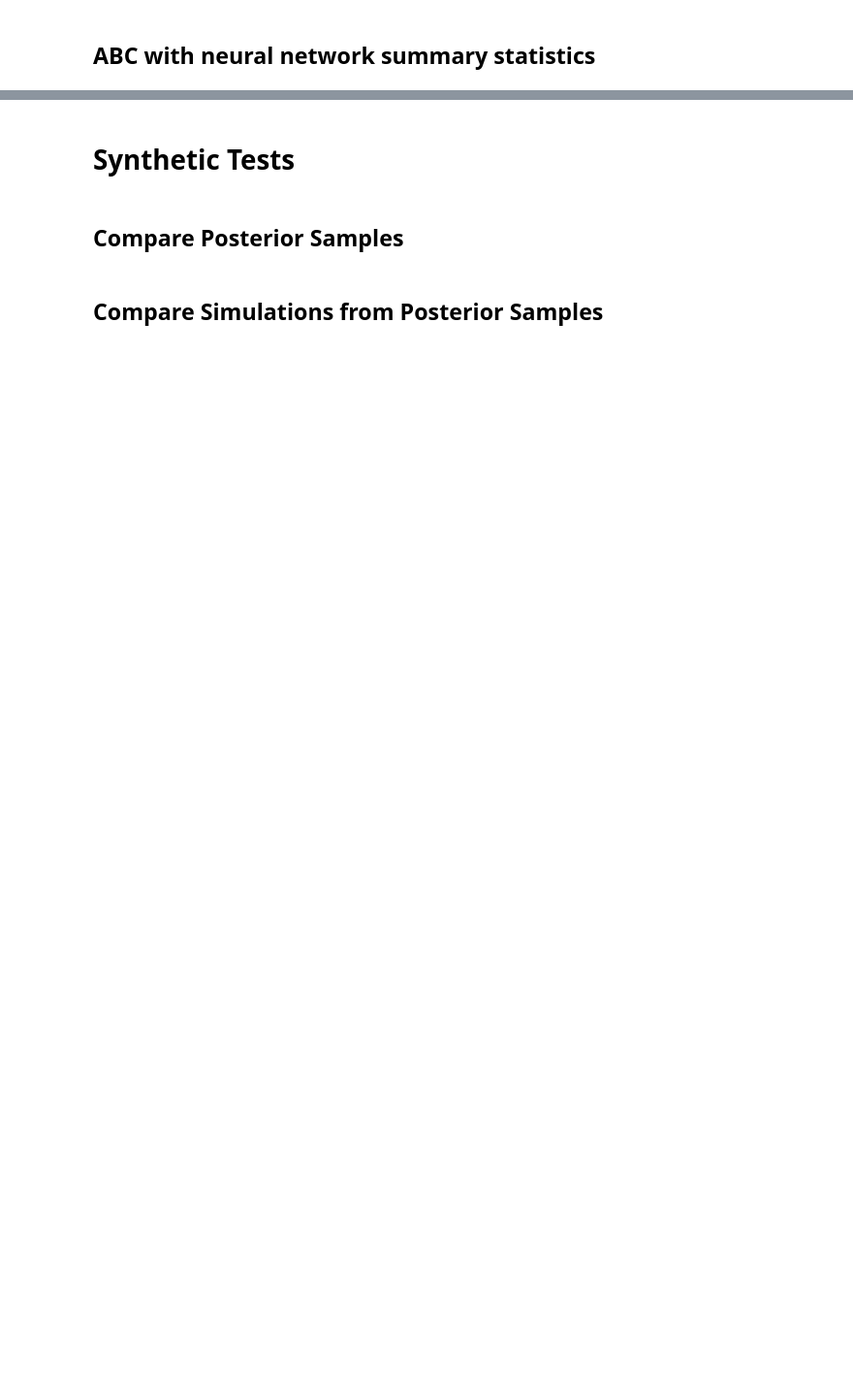
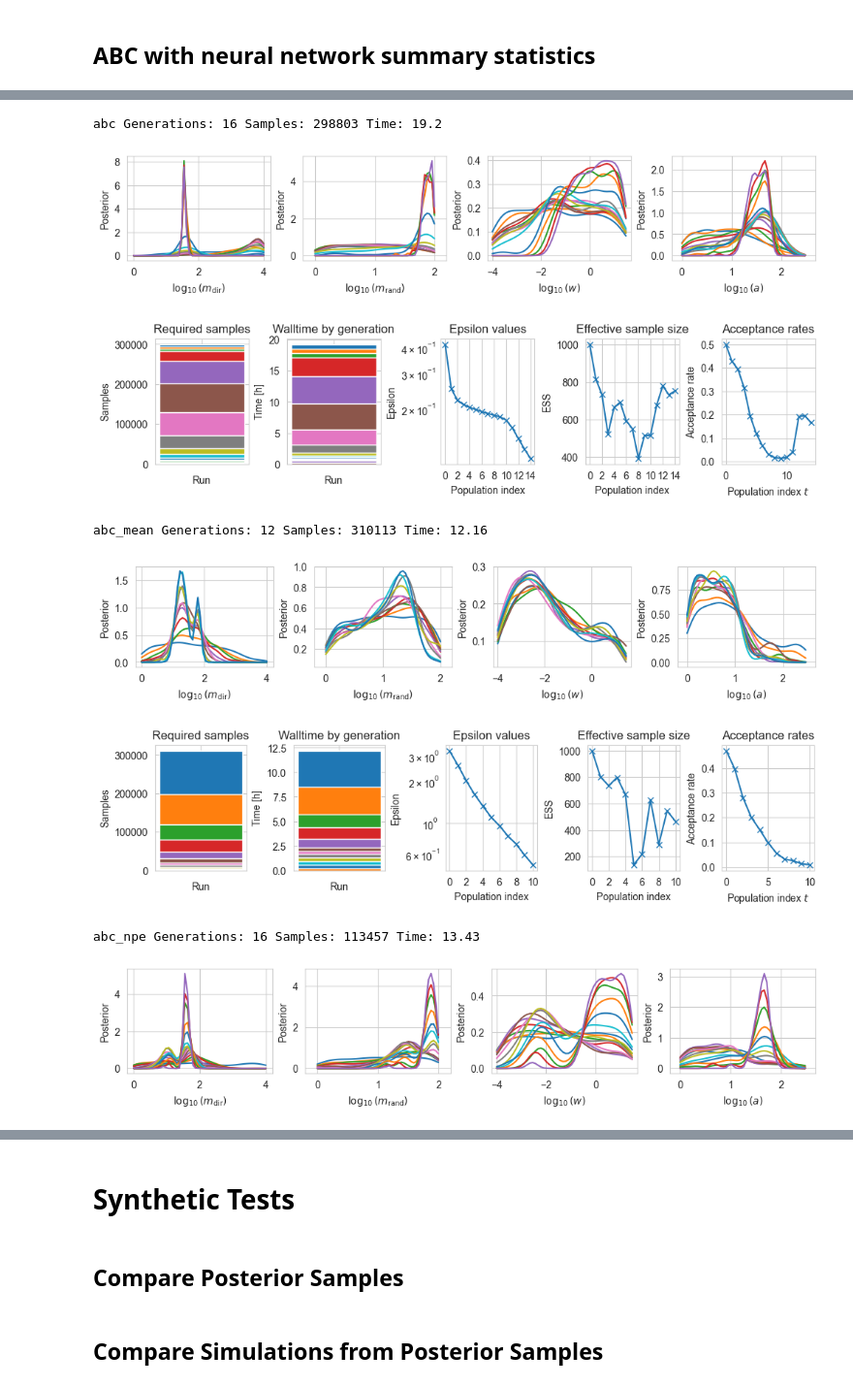
Before and after one commit to arrjon/CellMigration, a Jupyter notebook: learned_summaries/cell_migration_pyabc.ipynb, the cells around one changed output, grey strips where cells are left out. Shown: that part at 97% size. Saved outputs shown, nothing was run; the diff lists cells and outputs as text; code cells hidden in the pictures; blank space fills up the shorter version.

```diff
--- a/learned_summaries/cell_migration_pyabc.ipynb
+++ b/learned_summaries/cell_migration_pyabc.ipynb
@@ -364,32 +386,43 @@ for hist, name in zip([history_abc, history_nn, history_npe], ['abc', 'abc_mean'
           'Generations:', len(hist.get_all_populations()['t']),  # including precalibration
           'Samples:', hist.get_all_populations()['samples'].sum(),
           'Time:', np.round(total_time, 2))
-    fig, ax = plt.subplots(1, len(param_names), tight_layout=True, figsize=(12, 4))
+    fig, ax = plt.subplots(1, len(param_names), layout='constrained', figsize=(10, 2))
     for i, param in enumerate(limits.keys()):
         for t in range(hist.max_t + 1):
             df, w = hist.get_distribution(m=0, t=t)
             pyabc.visualization.plot_kde_1d(
                 df,
                 w,
                 xmin=limits_log[param][0],
                 xmax=limits_log[param][1],
                 x=param,
                 xname=log_param_names[i],
                 ax=ax[i],
                 label=f"PDF t={t}",
             )
         ax[i].set_xlim((limits_log[param][0]-0.2, limits_log[param][1]+0.2))
+    fig.set_constrained_layout(True)
     plt.savefig(os.path.join(gp, f'{results_path}/synthetic_{test_id}_population_kdes_{name}.pdf'), bbox_inches='tight')
     plt.show()
 
-    fig, arr_ax = plt.subplots(1, 5, figsize=(12, 3), tight_layout=True)
+    fig, arr_ax = plt.subplots(1, 5, figsize=(10, 2.5), layout='constrained')
     arr_ax = arr_ax.flatten()
     pyabc.visualization.plot_sample_numbers(hist, ax=arr_ax[0])
     arr_ax[0].get_legend().remove()
     pyabc.visualization.plot_walltime(hist, ax=arr_ax[1], unit='h')
     arr_ax[1].get_legend().remove()
     pyabc.visualization.plot_epsilons(hist, ax=arr_ax[2])
     pyabc.visualization.plot_effective_sample_sizes(hist, ax=arr_ax[3])
     pyabc.visualization.plot_acceptance_rates_trajectory(hist, ax=arr_ax[4])
+    fig.set_constrained_layout(True)
     plt.savefig(os.path.join(gp, f'{results_path}/synthetic_{test_id}_diagnostics_{name}.pdf'), bbox_inches='tight')
     plt.show()
+# %% [output]
+abc Generations: 16 Samples: 298803 Time: 19.2
+[figure, added]
+[figure, added]
+abc_mean Generations: 12 Samples: 310113 Time: 12.16
+[figure, added]
+[figure, added]
+abc_npe Generations: 16 Samples: 113457 Time: 13.43
+[figure, added]
```
Also changed, not shown: parts of 9 cells of this notebook, 19 other files.
